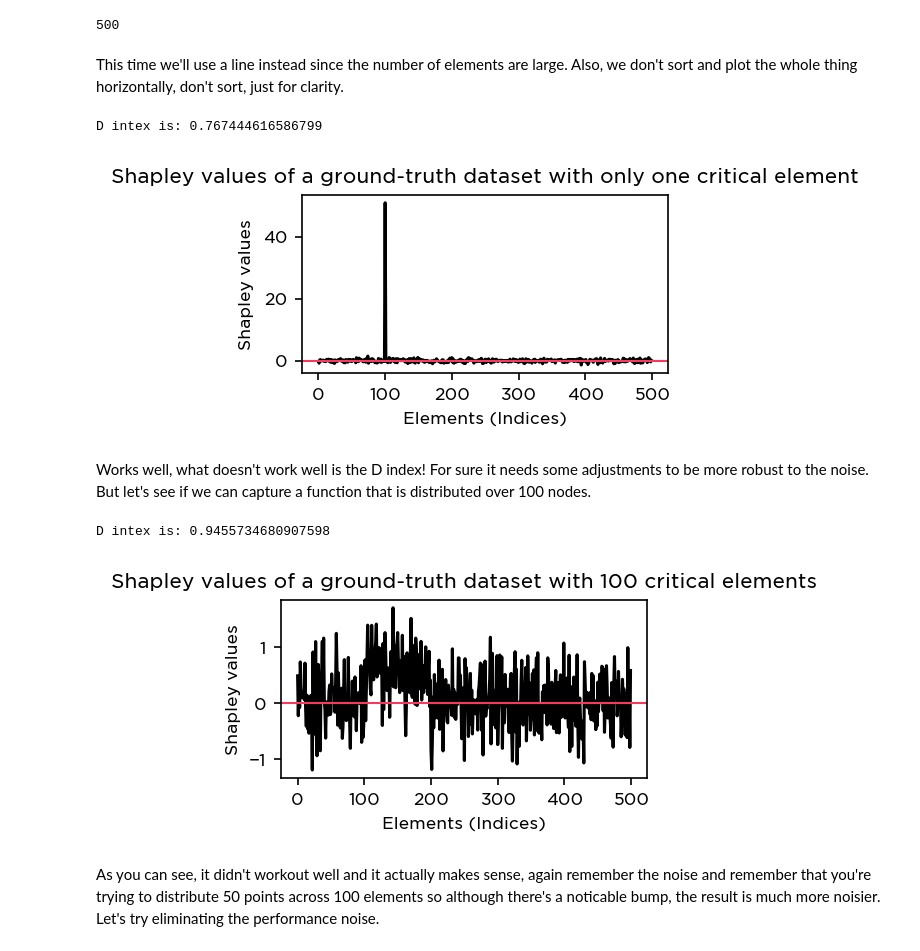
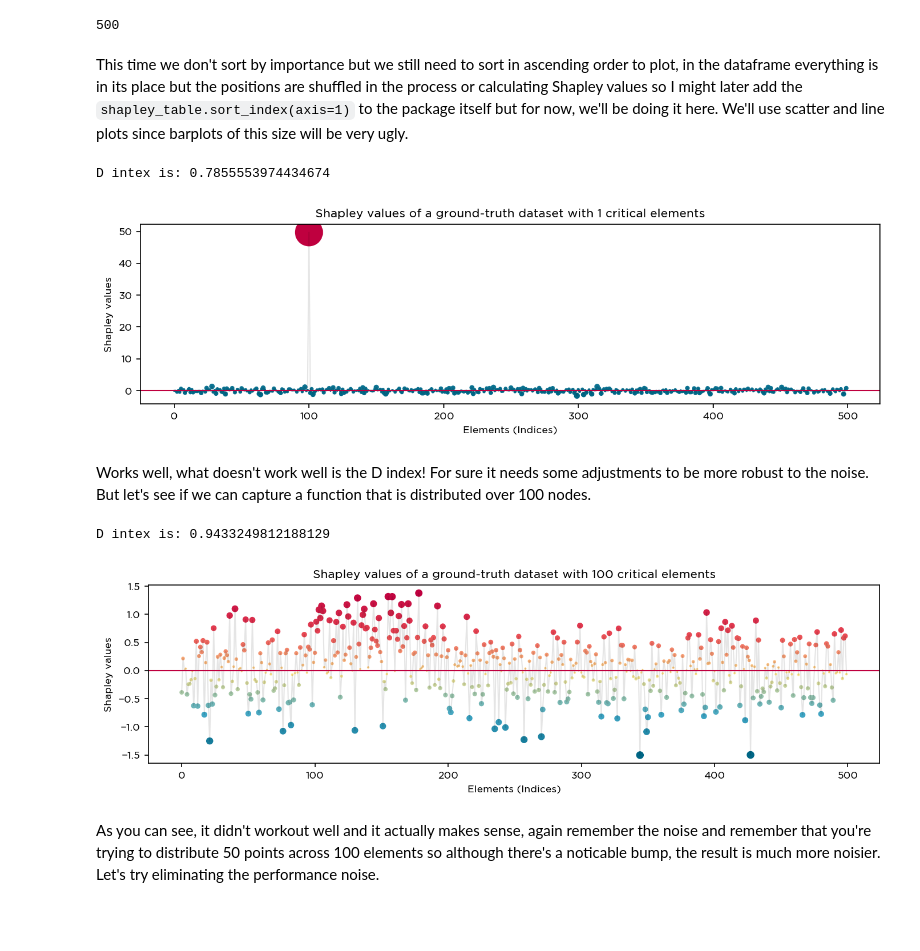
Before and after one commit to kuffmode/msa, a Jupyter notebook: examples/on ground-truth models.ipynb, the cells around one changed output. Cells and saved outputs as stored; diff of their text form; code cells hidden in the pictures; blank space fills up the shorter version.

```diff
--- a/examples/on ground-truth models.ipynb
+++ b/examples/on ground-truth models.ipynb
@@ -213,24 +221,39 @@ shapley_table, _, _ = msa.interface(
     n_parallel_games=1, # somehow all over one core is faster!
     objective_function_params={'causes': ground_truth_cause},
     random_seed=SEED)
-# %% [markdown]
-This time we'll use a line instead since the number of elements are large. Also, we don't sort and plot the whole thing horizontally, don't sort, just for clarity.
+# %% [markdown]
+This time we don't sort by importance but we still need to sort in ascending order to plot, in the dataframe everything is in its place but the positions are shuffled in the process or calculating Shapley values so I might later add the `shapley_table.sort_index(axis=1)` to the package itself but for now, we'll be doing it here.
+We'll use scatter and line plots since barplots of this size will be very ugly.
 # %%
-# This time we don't sort, and we'll use a line instead since the number of elements are large.
-# Also, we plot the whole thing horizontally, just for clarity.
+shapley_table = shapley_table.sort_index(axis=1)
 
-plt.figure(figsize=(8 * CM, 4 * CM),dpi = 150)
-sns.lineplot(data = shapley_table.mean(),color='k')
-plt.axhline(linewidth=1, color=RED)
+# these are my custom color palette btw but feel free to use it. It's colorblind friendly.
+color = sns.blend_palette(['#006685', '#3FA5C4', '#FFE48D', '#E84653', '#BF003F'],
+                          len(ground_truth_elements),
+                          as_cmap= True)
+
+plt.figure(figsize=(28*CM,7*CM),dpi = 150)
+plt.plot(np.arange(len(ground_truth_elements)),
+         shapley_table.mean(),
+         c='k',linewidth=1,alpha=0.1)
+
+plt.scatter(x = np.arange(len(ground_truth_elements)),
+            y = shapley_table.mean(),
+            c = shapley_table.mean(),
+            s = shapley_table.mean().abs()*10,
+            cmap = color)
+
+plt.axhline(linewidth=1, color='#BF003F')
 plt.xlabel('Elements (Indices)')
 plt.ylabel('Shapley values')
-plt.title('Shapley values of a ground-truth dataset with only one critical element')
+plt.title('Shapley values of a ground-truth dataset with 1 critical elements')
+
 
 # And the D index
 d = ut.distribution_of_processing(shapley_vector=shapley_table.mean())
 print(f'D intex is: {d}')
 # %% [output]
-D intex is: 0.767444616586799
+D intex is: 0.7855553974434674
-[figure, old version]
+[figure, new version]
 # %% [markdown]
 Works well, what doesn't work well is the D index! For sure it needs some adjustments to be more robust to the noise. But let's see if we can capture a function that is distributed over 100 nodes.
@@ -239,15 +272,16 @@ ground_truth_cause = list(range(100,200))
 # %%
-shapley_table, _, _ = msa.interface(
-    elements=ground_truth_elements,
-    n_permutations=1_000,
-    objective_function=gt,
-    n_parallel_games=1, # somehow all over one core is faster!
-    objective_function_params={'causes': ground_truth_cause},
-    random_seed=SEED)
+plt.figure(figsize=(28*CM,7*CM),dpi = 150)
 
-plt.figure(figsize=(8 * CM, 4 * CM),dpi = 150)
-sns.lineplot(data = shapley_table.mean(),color='k')
-plt.axhline(linewidth=1, color=RED)
+plt.plot(np.arange(len(ground_truth_elements)),
+         shapley_table.mean(),c='k',linewidth=1,alpha=0.1)
+
+plt.scatter(x = np.arange(len(ground_truth_elements)),
+            y = shapley_table.mean(),
+            c = shapley_table.mean(),
+            s = shapley_table.mean().abs()*20,
+            cmap = color)
+
+plt.axhline(linewidth=1, color='#BF003F')
 plt.xlabel('Elements (Indices)')
 plt.ylabel('Shapley values')
 plt.title('Shapley values of a ground-truth dataset with 100 critical elements')
@@ -256,7 +290,7 @@ plt.title('Shapley values of a ground-truth dataset with 100 critical elements')
 d = ut.distribution_of_processing(shapley_vector=shapley_table.mean())
 print(f'D intex is: {d}')
 # %% [output]
-D intex is: 0.9455734680907598
+D intex is: 0.9433249812188129
-[figure, old version]
+[figure, new version]
 # %% [markdown]
 As you can see, it didn't workout well and it actually makes sense, again remember the noise and remember that you're trying to distribute 50 points across 100 elements so although there's a noticable bump, the result is much more noisier. Let's try eliminating the performance noise.
```
Also changed, not shown: parts of 15 cells of this notebook, 8 other files.
